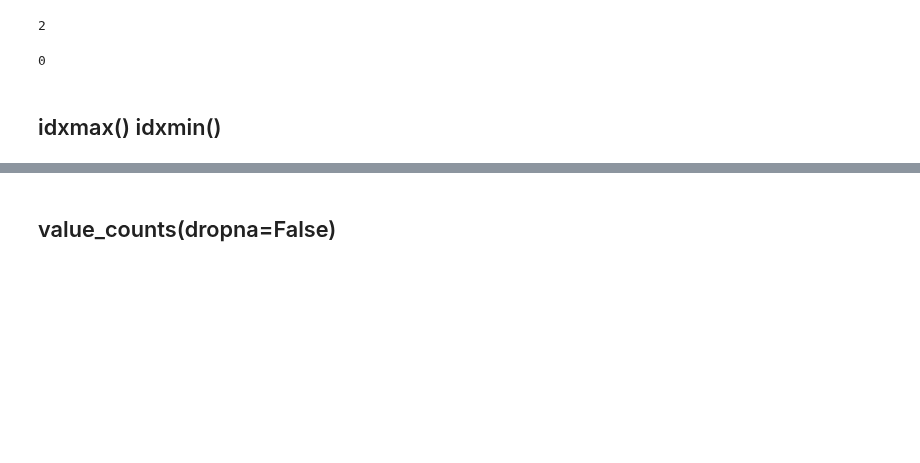
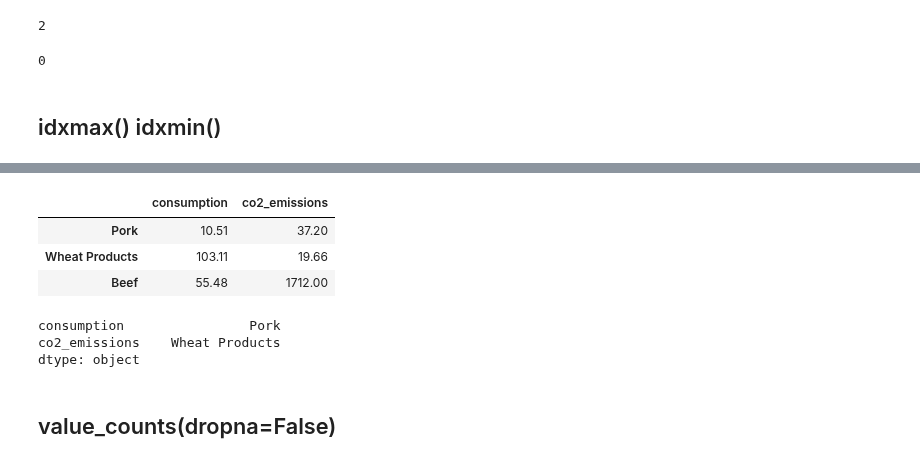
Before and after one commit to soyinkas1/PP0011_Books_Medium_Articles-Personal-Practice-Walkalong_Notebooks, a Jupyter notebook: 25 Pandas Functions You Didn't Know Existed.ipynb, the cells around one changed output, grey strips where cells are left out. Drawn from its saved outputs; the diff is of its cells as text; code cells hidden in the pictures; blank space fills up the shorter version.

```diff
--- a/25 Pandas Functions You Didn't Know Existed.ipynb
+++ b/25 Pandas Functions You Didn't Know Existed.ipynb
@@ -1044,0 +1048,17 @@ NA/Null values are excluded
+# %%
+df = pd.DataFrame({'consumption': [10.51, 103.11, 55.48],
+                  'co2_emissions': [37.2, 19.66, 1712]},
+                  index=['Pork', 'Wheat Products', 'Beef'])
+
+df
+# %% [output]
+|  | consumption | co2_emissions |
+| Pork | 10.51 | 37.20 |
+| Wheat Products | 103.11 | 19.66 |
+| Beef | 55.48 | 1712.00 |
+# %%
+df.idxmin()
+# %% [output]
+consumption                Pork
+co2_emissions    Wheat Products
+dtype: object
```
Also changed, not shown: parts of 3 cells of this notebook.
